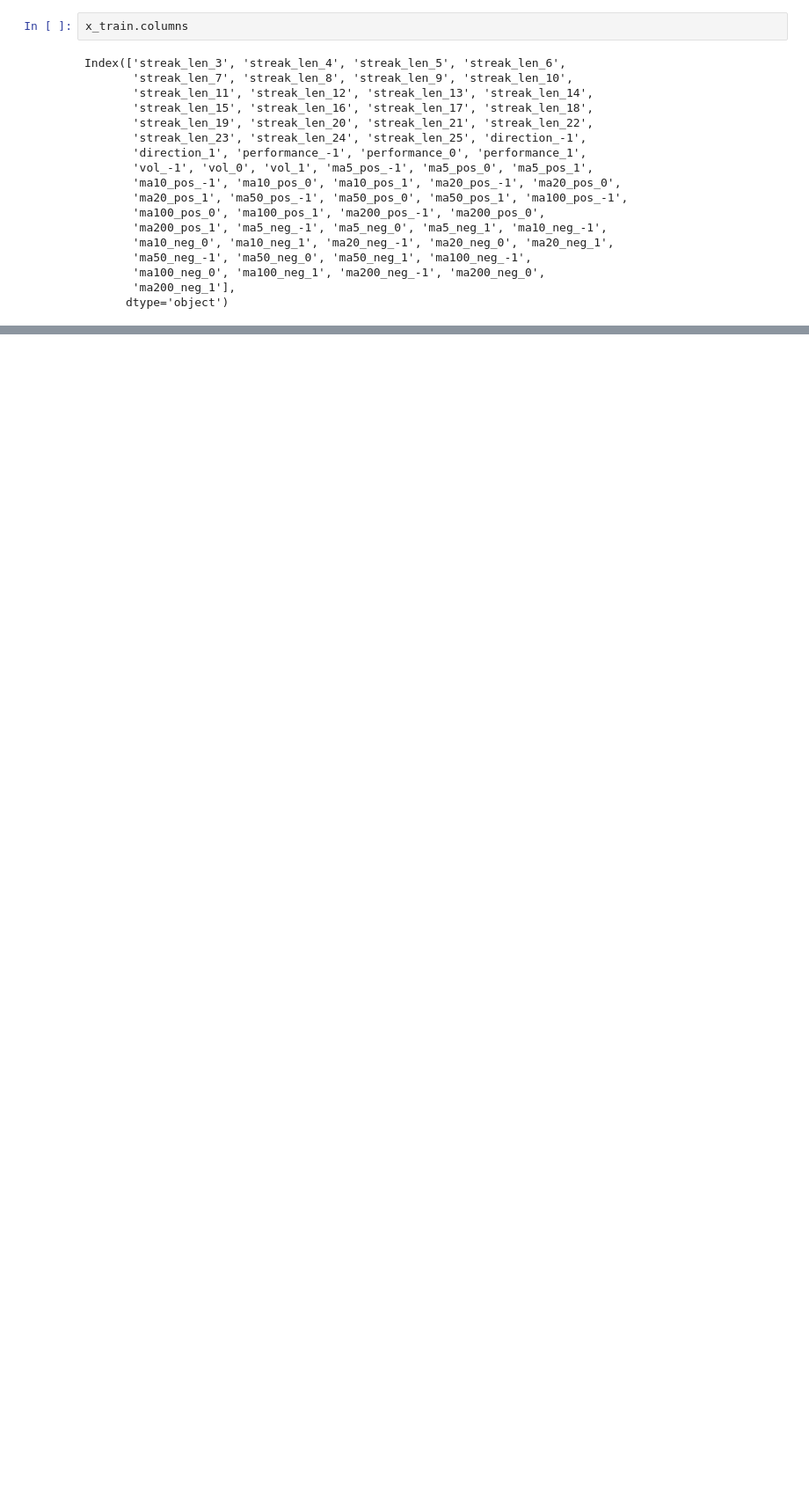
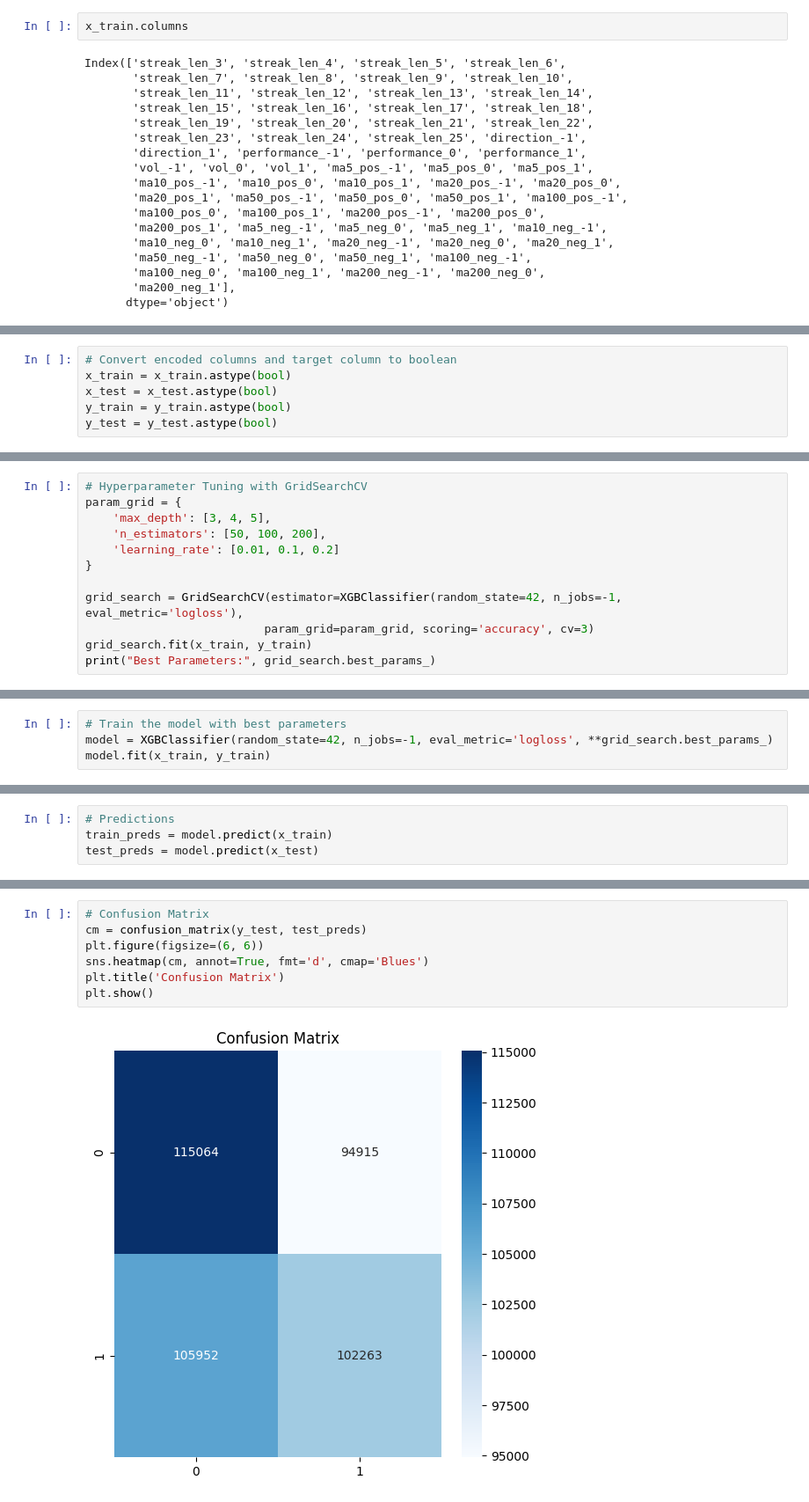
Before and after one commit to Coop04/Stock-Prediction, a Jupyter notebook: NasdaqData/JAN2025/nasdaq_bool_jan_2025_xg.ipynb, the cells around one changed output, grey strips where cells are left out. Shown at 88% size. Drawn from its saved outputs; the diff is of its cells as text; blank space fills up the shorter version.

```diff
--- a/NasdaqData/JAN2025/nasdaq_bool_jan_2025_xg.ipynb
+++ b/NasdaqData/JAN2025/nasdaq_bool_jan_2025_xg.ipynb
@@ -229,0 +195,6 @@ plot_tree(model, rankdir='LR');
+# %%
+# Convert encoded columns and target column to boolean
+x_train = x_train.astype(bool)
+x_test = x_test.astype(bool)
+y_train = y_train.astype(bool)
+y_test = y_test.astype(bool)
@@ -229,0 +203,12 @@ plot_tree(model, rankdir='LR');
+# %%
+# Hyperparameter Tuning with GridSearchCV
+param_grid = {
+    'max_depth': [3, 4, 5],
+    'n_estimators': [50, 100, 200],
+    'learning_rate': [0.01, 0.1, 0.2]
+}
+
+grid_search = GridSearchCV(estimator=XGBClassifier(random_state=42, n_jobs=-1, eval_metric='logloss'),
+                          param_grid=param_grid, scoring='accuracy', cv=3)
+grid_search.fit(x_train, y_train)
+print("Best Parameters:", grid_search.best_params_)
@@ -229,0 +219,4 @@ plot_tree(model, rankdir='LR');
+# %%
+# Train the model with best parameters
+model = XGBClassifier(random_state=42, n_jobs=-1, eval_metric='logloss', **grid_search.best_params_)
+model.fit(x_train, y_train)
@@ -229,0 +235,4 @@ plot_tree(model, rankdir='LR');
+# %%
+# Predictions
+train_preds = model.predict(x_train)
+test_preds = model.predict(x_test)
@@ -229,0 +262,9 @@ plot_tree(model, rankdir='LR');
+# %%
+# Confusion Matrix
+cm = confusion_matrix(y_test, test_preds)
+plt.figure(figsize=(6, 6))
+sns.heatmap(cm, annot=True, fmt='d', cmap='Blues')
+plt.title('Confusion Matrix')
+plt.show()
+# %% [output]
+[figure, added]
```
Also changed, not shown: parts of 49 cells of this notebook, 2 other files.
